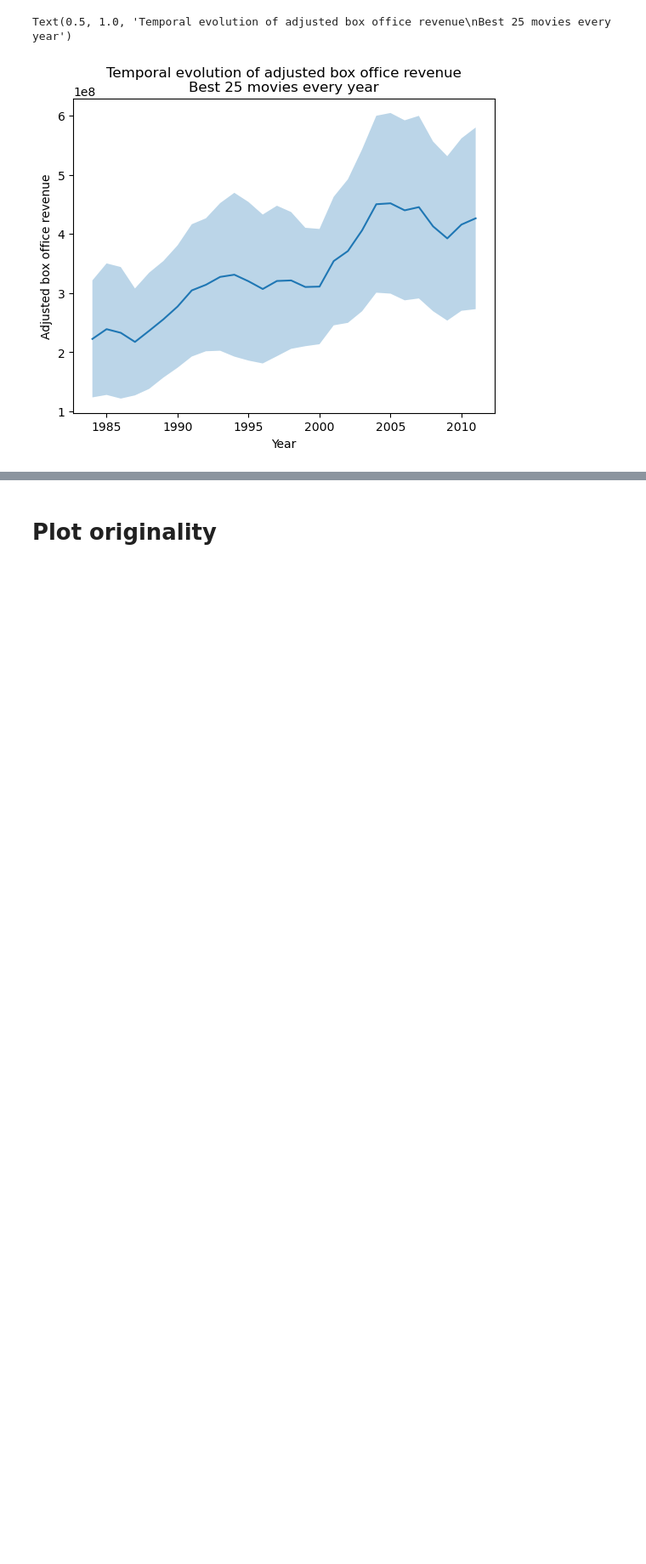
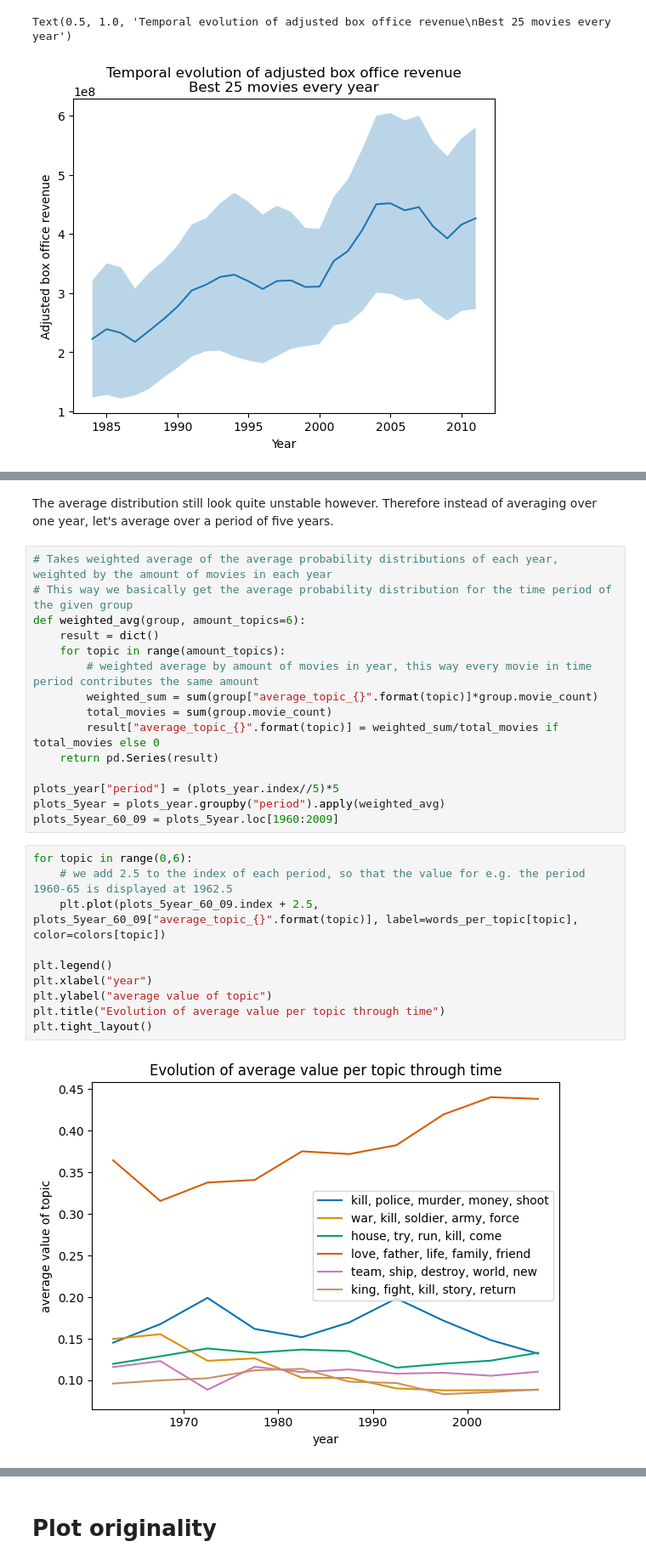
Before and after one commit to epfl-ada/ada-2023-project-msosm, a Jupyter notebook: main.ipynb, the cells around one changed output, grey strips where cells are left out. Shown at 85% size. Saved outputs shown, nothing was run; the diff lists cells and outputs as text; blank space fills up the shorter version.

```diff
--- a/main.ipynb
+++ b/main.ipynb
@@ -397,0 +855,29 @@ Text(0.5, 1.0, 'Temporal evolution of adjusted box office revenue\nBest 25 movie
+# %% [markdown]
+The average distribution still look quite unstable however. Therefore instead of averaging over one year, let's average over a period of five years.
+# %%
+# Takes weighted average of the average probability distributions of each year, weighted by the amount of movies in each year
+# This way we basically get the average probability distribution for the time period of the given group
+def weighted_avg(group, amount_topics=6):
+    result = dict()
+    for topic in range(amount_topics):
+        # weighted average by amount of movies in year, this way every movie in time period contributes the same amount
+        weighted_sum = sum(group["average_topic_{}".format(topic)]*group.movie_count)
+        total_movies = sum(group.movie_count)
+        result["average_topic_{}".format(topic)] = weighted_sum/total_movies if total_movies else 0
+    return pd.Series(result)
+
+plots_year["period"] = (plots_year.index//5)*5
+plots_5year = plots_year.groupby("period").apply(weighted_avg)
+plots_5year_60_09 = plots_5year.loc[1960:2009]
+# %%
+for topic in range(0,6):
+    # we add 2.5 to the index of each period, so that the value for e.g. the period 1960-65 is displayed at 1962.5
+    plt.plot(plots_5year_60_09.index + 2.5, plots_5year_60_09["average_topic_{}".format(topic)], label=words_per_topic[topic], color=colors[topic])
+
+plt.legend()
+plt.xlabel("year")
+plt.ylabel("average value of topic")
+plt.title("Evolution of average value per topic through time")
+plt.tight_layout()
+# %% [output]
+[figure, added]
```
Also changed, not shown: parts of 108 cells of this notebook.
